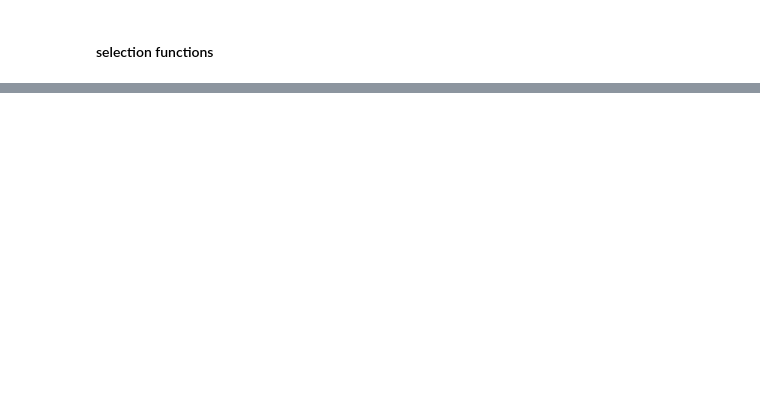
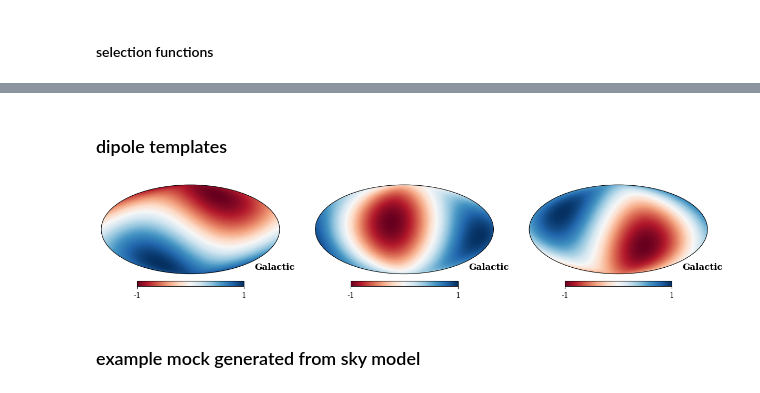
Before and after one commit to abbyw24/lss-dipoles, a Jupyter notebook: notebooks/paper_plots.ipynb, the cells around one changed output, grey strips where cells are left out. Saved outputs shown, nothing was run; the diff lists cells and outputs as text; code cells hidden in the pictures; blank space fills up the shorter version.

```diff
--- a/notebooks/paper_plots.ipynb
+++ b/notebooks/paper_plots.ipynb
@@ -132,0 +167,12 @@ hp.projview(selfunc_catwise_, title='', min=0.65, max=0.85, sub=(1,2,2), **kwarg
+# %% [markdown]
+### dipole templates
+# %%
+fig = plt.figure(figsize=(12,3))
+comps = np.column_stack((np.zeros(3), np.diag([1, 1, 1])))
+for i, comp in enumerate(comps):
+    hp.projview(dipole.dipole_map(comp), coord=['C','G'], sub=(1, 3, i+1), cmap='RdBu', fig=fig, title='', min=-1, max=1)
+    tools.label_coord('Galactic', fs=12)
+# %% [output]
+[figure, added]
+# %% [markdown]
+### example mock generated from sky model
```
Also changed, not shown: parts of 31 cells of this notebook.
